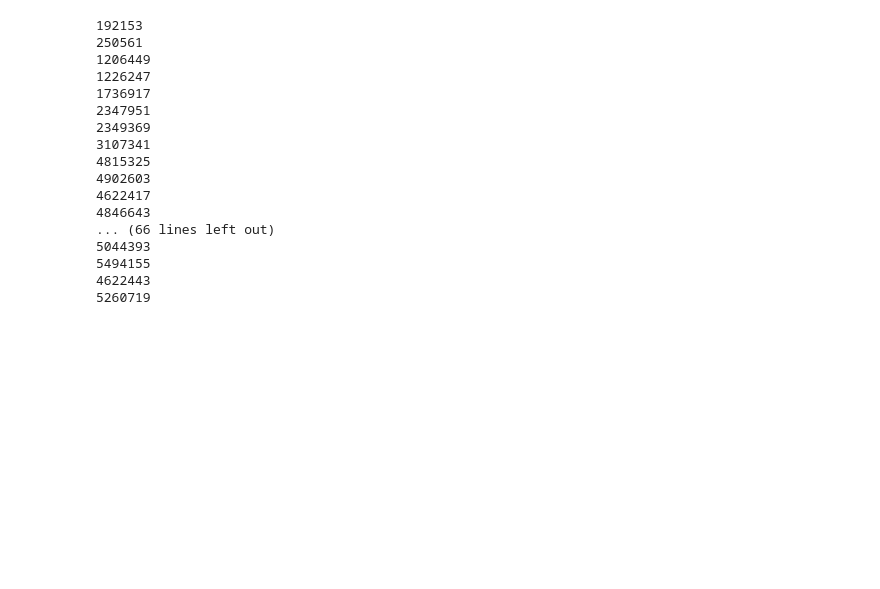
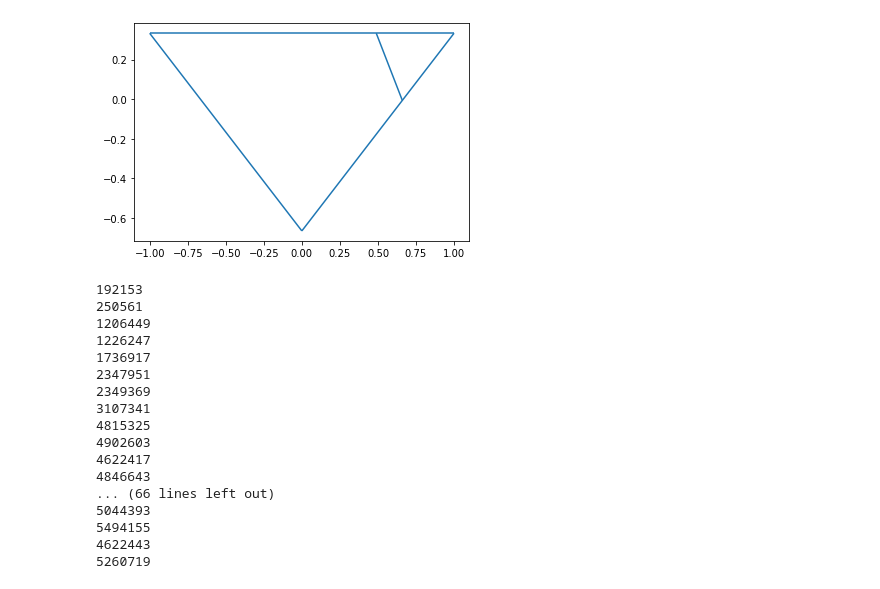
Before and after one commit to awmacpherson/polytope-unfolder, a Jupyter notebook: nets.ipynb, the cells around one changed output. Saved outputs shown, nothing was run; the diff lists cells and outputs as text; code cells hidden in the pictures; blank space fills up the shorter version.

```diff
--- a/nets.ipynb
+++ b/nets.ipynb
@@ -5,9 +5,8 @@ from tope.orth import *
 from tests import normalize_polygon
 
 import json, os, numpy as np
+rng = np.random.default_rng()
 with open("polys.json") as fd: polys = json.load(fd)
-
-logger.remove()
 # %%
 v_24cell = [
     [1, 0, 0, 0], [-1, 0, 0, 0],
@@ -121,5 +167,24 @@ def save_nets(P: Tope, name: str, margin_factor: float = MARGIN_FACTOR, dpi: int
 # %%
-#save_nets(Tope.from_vertices(v_24cell), "figs/24cell", force=True)
+# sanity check
+
+P = Tope.from_vertices(v_24cell)
+P.save_index() # now must do this before passing to sub-topes
+P.cut_2faces_with_hyperplanes([(rng.normal(size=4), np.zeros(4)) for _ in range(1)]) # and this
+#n = get_net_for_facet(P, 0)
+#save_nets(P, "figs/24cell", force=True)
+F = P.get_face(0,2)
+
+origin = F.vertices.mean(axis=0)
+v, basis = in_own_span(F.vertices-origin)
+F1 = Tope(v, F.faces, F.metadata)
+P.apply_to(lambda x : (x-origin)@basis.T, "cuts")
+
+fig, ax = plt.subplots()
+lc = LineCollection([F1.vertices[[0,1]], F1.vertices[[1,2]], F1.vertices[[2,0]], P.metadata[2][0]["cuts"][0]])
+ax.add_collection(lc)
+ax.autoscale()
+# %% [output]
+[figure, added]
 # %%
 #save_nets(Tope.from_vertices(polys["2070"]), "figs/2070", force=True)
 # %%
```
Also changed, not shown: parts of 6 cells of this notebook, 5 other files.
